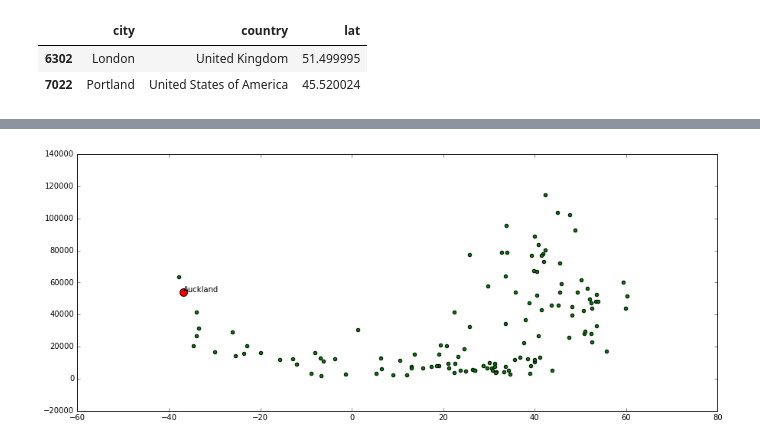
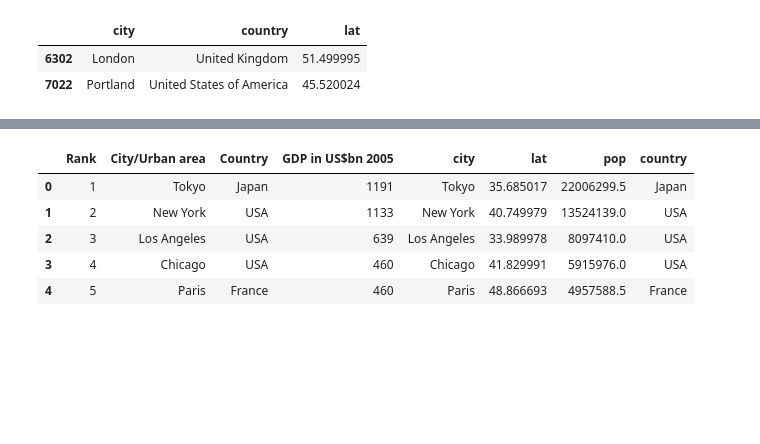
Before and after one commit to SMR3/swc-nov2016, a Jupyter notebook: pythonTutorial.ipynb, the cells around one changed output, grey strips where cells are left out. Cells and saved outputs as stored; diff of their text form; code cells hidden in the pictures; blank space fills up the shorter version.

```diff
--- a/pythonTutorial.ipynb
+++ b/pythonTutorial.ipynb
@@ -272,38 +272,3 @@ geo.loc[(city == "London") | (city == "Portland") ,
 |  | city | country | lat |
 | 6302 | London | United Kingdom | 51.499995 |
 | 7022 | Portland | United States of America | 45.520024 |
-# %%
-# combine the two tables
-# beware that some cities appear multiple times across countries
-# and that the 'Uniteds' need to be abreviated
-gdp_per_capita = []
-lats = []
-city_names = []
-countries = []
-usa =geo.loc[:,'country'] == 'United States of America'
-geo.loc[usa,'country'] = 'USA'
-uk =geo.loc[:,'country'] == 'United Kingdom'
-geo.loc[uk,'country'] = 'UK'
-# iterate over the rows of gdp
-for row in gdp.iterrows():
-    index=row[0]
-    data=row[1]
-    rank, city, country, gdpVal = data
-    df = geo.loc[geo.loc[:,'city'] == city, ['city','pop', 'lat', 'country']]
-    df.shape
-    numrows = df.shape[0]
-    if numrows == 1: #seems surplus to requirements, but catches out zero length df
-        pop = float(df['pop'])
-        lat = float(df['lat'])
-        lats.append(lat)
-        gdp_per_capita.append(gdpVal/pop*1e9)
-        city_names.append(city)
-        countries.append(country)
-    if numrows > 1:
-        df = df.loc[df.loc[:,'country'] == country,['city','pop', 'lat', 'country']]
-        pop = float(df['pop'])
-        lat = float(df['lat'])
-        lats.append(lat)
-        gdp_per_capita.append(gdpVal/pop*1e9)
-        city_names.append(city)
-        countries.append(country)
@@ -326,18 +275,12 @@ gdpPerCapita.head()
-# %%
-# create scatter plot
-% matplotlib inline
-from matplotlib import pylab
-# nicer plot size
-pylab.rcParams['figure.figsize'] = (15, 6)
-
-# scatter plot
-pylab.scatter(lats, gdp_per_capita, c='g')
-
-x = gdpPerCapita.loc[gdpPerCapita['country'] == 'New Zealand', 'lat']
-y = gdpPerCapita.loc[gdpPerCapita['country'] == 'New Zealand', 'GDP per capita US$ 2005']
-pylab.scatter(x, y, s=100, c='r')
-labels = gdpPerCapita.loc[gdpPerCapita['country'] == 'New Zealand', 'city']
-for i in range(len(x)):
-    pylab.annotate(labels.iloc[i], (x.iloc[i], y.iloc[i]))
-# %% [output]
-[figure, removed]
+# %%
+# combine the two tables
+#merge the data frames on city and country
+df=pandas.merge(gdp,geo, left_on=['City/Urban area', 'Country'],right_on=['city','country'])
+df.head()
+# %% [output]
+|  | Rank | City/Urban area | Country | GDP in US$bn 2005 | city | lat | pop | country |
+| 0 | 1 | Tokyo | Japan | 1191 | Tokyo | 35.685017 | 22006299.5 | Japan |
+| 1 | 2 | New York | USA | 1133 | New York | 40.749979 | 13524139.0 | USA |
+| 2 | 3 | Los Angeles | USA | 639 | Los Angeles | 33.989978 | 8097410.0 | USA |
+| 3 | 4 | Chicago | USA | 460 | Chicago | 41.829991 | 5915976.0 | USA |
+| 4 | 5 | Paris | France | 460 | Paris | 48.866693 | 4957588.5 | France |
```
Also changed, not shown: parts of 4 cells of this notebook.
